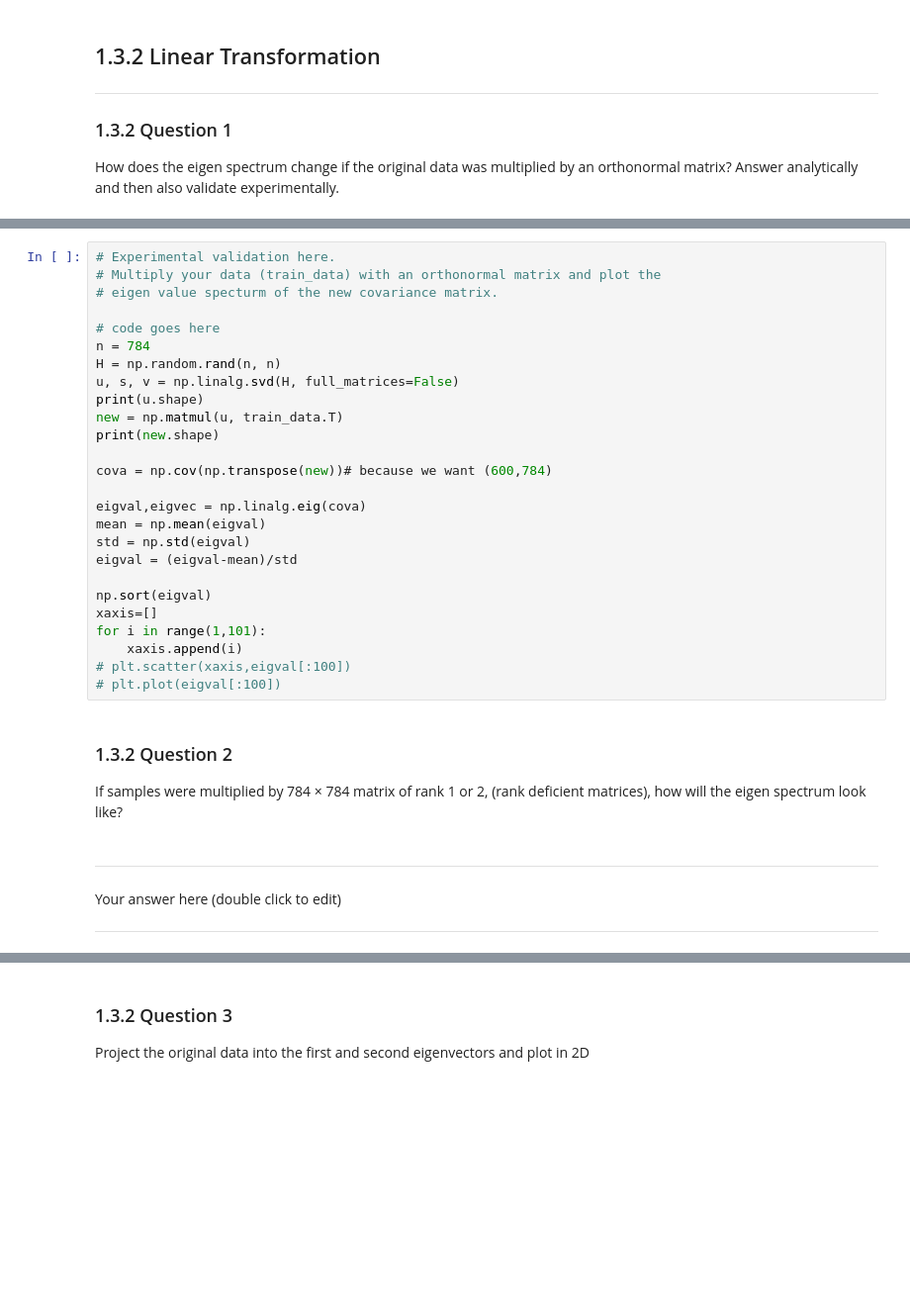
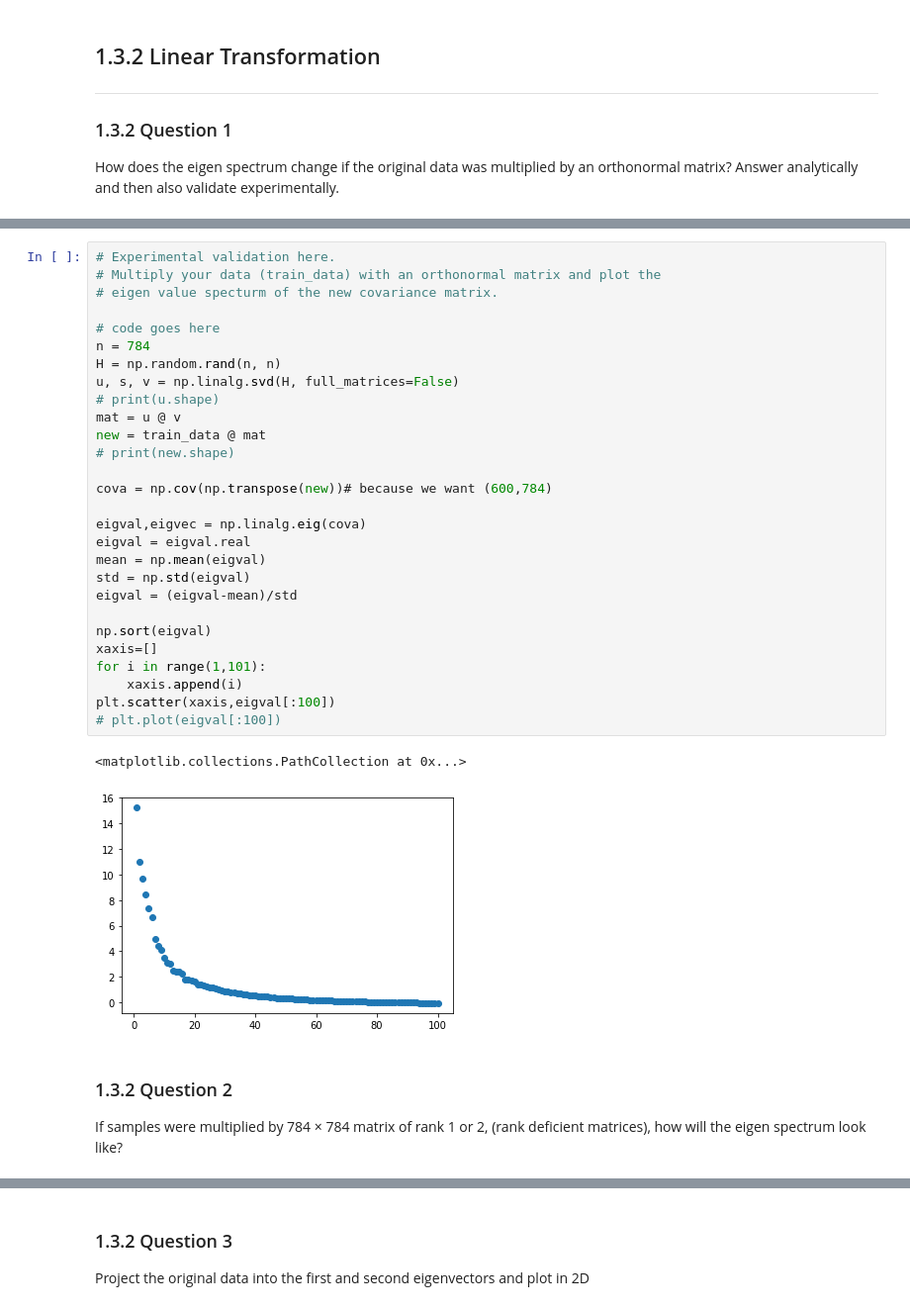
Before and after one commit to BonJovi1/Machine-Learning-Classifiers, a Jupyter notebook: 20171059.ipynb, the cells around one changed output, grey strips where cells are left out. Shown at 99% size. Cells and saved outputs as stored; diff of their text form; blank space fills up the shorter version.

```diff
--- a/20171059.ipynb
+++ b/20171059.ipynb
@@ -213,34 +237,34 @@ Analytical answer here (double click to edit)
 # %%
 # Experimental validation here.
 # Multiply your data (train_data) with an orthonormal matrix and plot the
 # eigen value specturm of the new covariance matrix.
 
 # code goes here
 n = 784
 H = np.random.rand(n, n)
 u, s, v = np.linalg.svd(H, full_matrices=False)
-print(u.shape)
-new = np.matmul(u, train_data.T)
-print(new.shape)
+# print(u.shape)
+mat = u @ v
+new = train_data @ mat
+# print(new.shape)
 
 cova = np.cov(np.transpose(new))# because we want (600,784)
 
 eigval,eigvec = np.linalg.eig(cova)
+eigval = eigval.real
 mean = np.mean(eigval)
 std = np.std(eigval)
 eigval = (eigval-mean)/std
 
 np.sort(eigval)
 xaxis=[]
 for i in range(1,101):
     xaxis.append(i)
-# plt.scatter(xaxis,eigval[:100])
+plt.scatter(xaxis,eigval[:100])
 # plt.plot(eigval[:100])
+# %% [output]
+<matplotlib.collections.PathCollection at 0x...>
+[figure, added]
 # %% [markdown]
 ### 1.3.2 Question 2
 If  samples  were  multiplied  by  784 × 784  matrix  of rank 1 or 2, (rank deficient matrices), how will the eigen spectrum look like?
-# %% [markdown]
----
-Your answer here (double click to edit)
-
----
```
Also changed, not shown: parts of 24 cells of this notebook.
